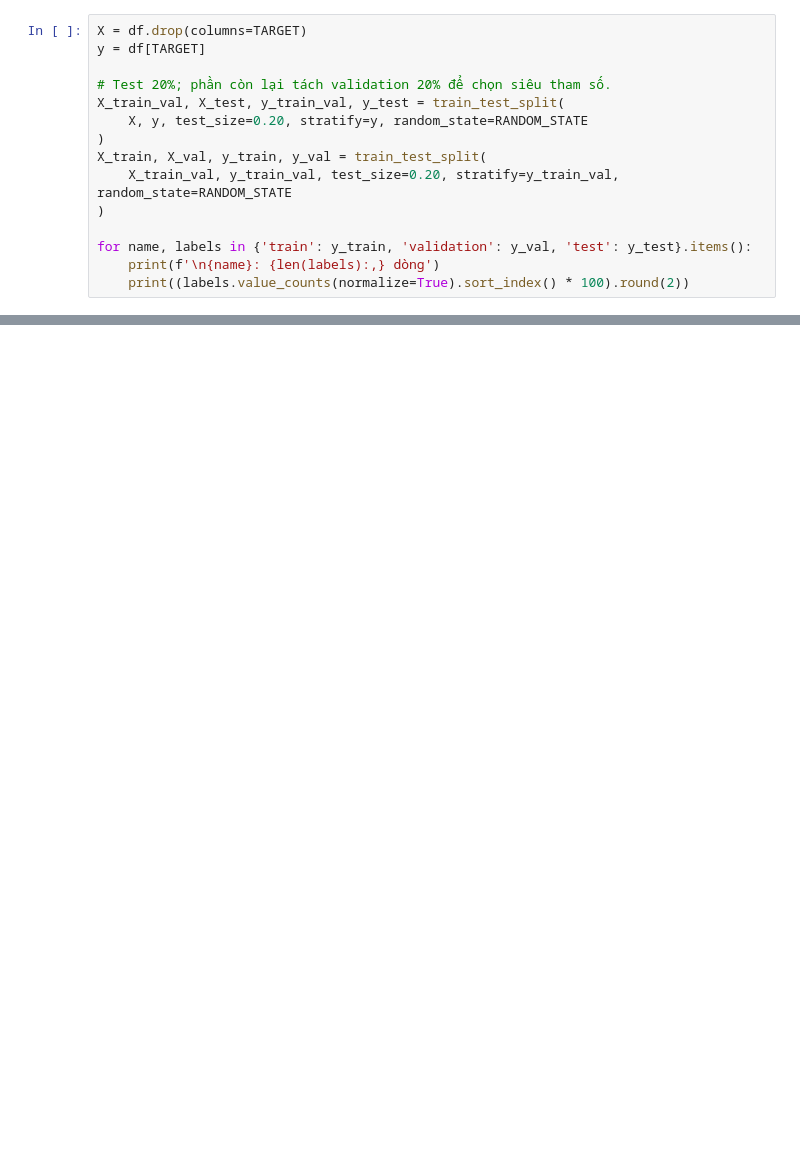
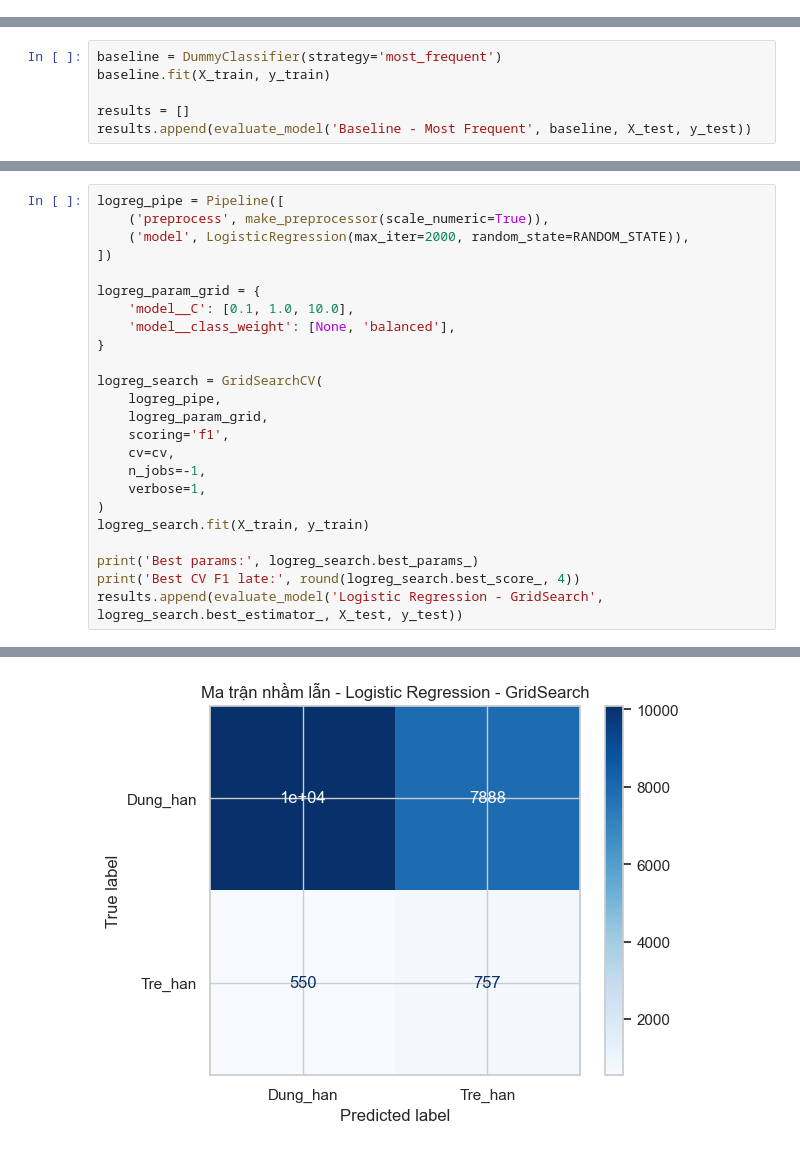
Before and after one commit to Banh-ntat/data_mining_project, a Jupyter notebook: bai2-phan-lop/phan-lop.ipynb, the cells around one changed output, grey strips where cells are left out. Drawn from its saved outputs; the diff is of its cells as text; blank space fills up the shorter version.

```diff
--- a/bai2-phan-lop/phan-lop.ipynb
+++ b/bai2-phan-lop/phan-lop.ipynb
@@ -86,15 +0,0 @@ Nhận xét: lớp 2 chiếm đa số; accuracy đơn thuần không phản ánh
-# %%
-X = df.drop(columns=TARGET)
-y = df[TARGET]
-
-# Test 20%; phần còn lại tách validation 20% để chọn siêu tham số.
-X_train_val, X_test, y_train_val, y_test = train_test_split(
-    X, y, test_size=0.20, stratify=y, random_state=RANDOM_STATE
-)
-X_train, X_val, y_train, y_val = train_test_split(
-    X_train_val, y_train_val, test_size=0.20, stratify=y_train_val, random_state=RANDOM_STATE
-)
-
-for name, labels in {'train': y_train, 'validation': y_val, 'test': y_test}.items():
-    print(f'\n{name}: {len(labels):,} dòng')
-    print((labels.value_counts(normalize=True).sort_index() * 100).round(2))
@@ -274,0 +293,6 @@ weighted avg     0.8228    0.4843    0.5737     16000
+# %%
+baseline = DummyClassifier(strategy='most_frequent')
+baseline.fit(X_train, y_train)
+
+results = []
+results.append(evaluate_model('Baseline - Most Frequent', baseline, X_test, y_test))
@@ -274,0 +378,25 @@ weighted avg     0.8228    0.4843    0.5737     16000
+# %%
+logreg_pipe = Pipeline([
+    ('preprocess', make_preprocessor(scale_numeric=True)),
+    ('model', LogisticRegression(max_iter=2000, random_state=RANDOM_STATE)),
+])
+
+logreg_param_grid = {
+    'model__C': [0.1, 1.0, 10.0],
+    'model__class_weight': [None, 'balanced'],
+}
+
+logreg_search = GridSearchCV(
+    logreg_pipe,
+    logreg_param_grid,
+    scoring='f1',
+    cv=cv,
+    n_jobs=-1,
+    verbose=1,
+)
+logreg_search.fit(X_train, y_train)
+
+print('Best params:', logreg_search.best_params_)
+print('Best CV F1 late:', round(logreg_search.best_score_, 4))
+results.append(evaluate_model('Logistic Regression - GridSearch', logreg_search.best_estimator_, X_test, y_test))
+# %% [output]
@@ -274,0 +422 @@ weighted avg     0.8228    0.4843    0.5737     16000
+[figure, added]
```
Also changed, not shown: parts of 38 cells of this notebook, 2 other files.
